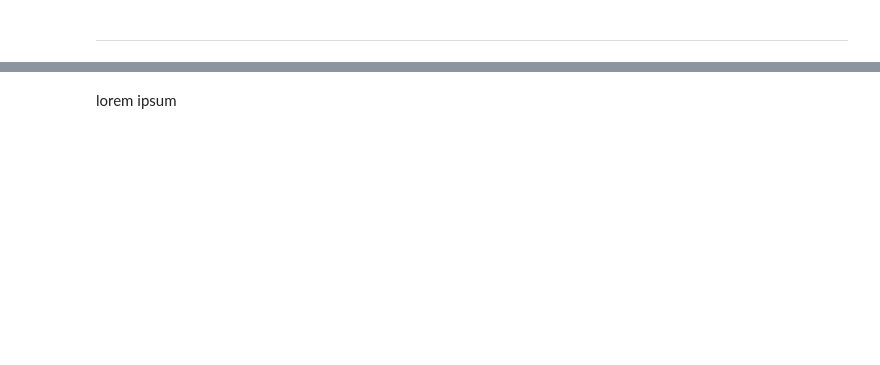
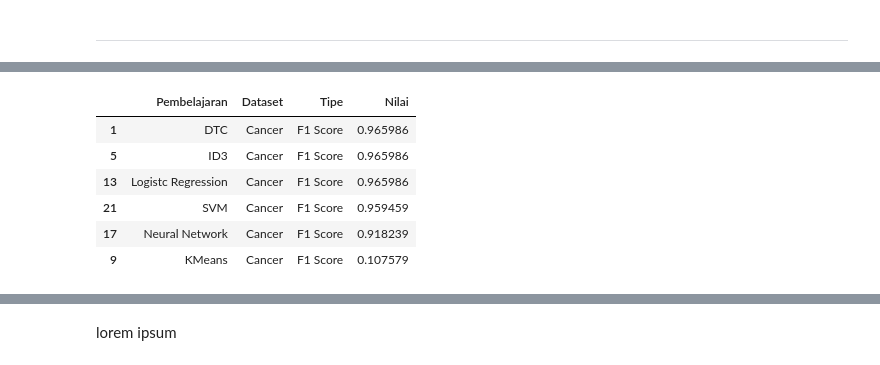
Before and after one commit to benidictusgalihmp/ML-Basic-DTL, a Jupyter notebook: src/main.ipynb, the cells around one changed output, grey strips where cells are left out. Cells and saved outputs as stored; diff of their text form; code cells hidden in the pictures; blank space fills up the shorter version.

```diff
--- a/src/main.ipynb
+++ b/src/main.ipynb
@@ -450,0 +629,11 @@ recap
+# %%
+cancer_recap = recap.loc[(recap['Dataset']=='Cancer') & (recap['Tipe']=='F1 Score')]
+cancer_recap.sort_values(by=['Nilai'], ascending=False)
+# %% [output]
+|  | Pembelajaran | Dataset | Tipe | Nilai |
+| 1 | DTC | Cancer | F1 Score | 0.965986 |
+| 5 | ID3 | Cancer | F1 Score | 0.965986 |
+| 13 | Logistc Regression | Cancer | F1 Score | 0.965986 |
+| 21 | SVM | Cancer | F1 Score | 0.959459 |
+| 17 | Neural Network | Cancer | F1 Score | 0.918239 |
+| 9 | KMeans | Cancer | F1 Score | 0.107579 |
```
Also changed, not shown: parts of 52 cells of this notebook, 3 other files.
